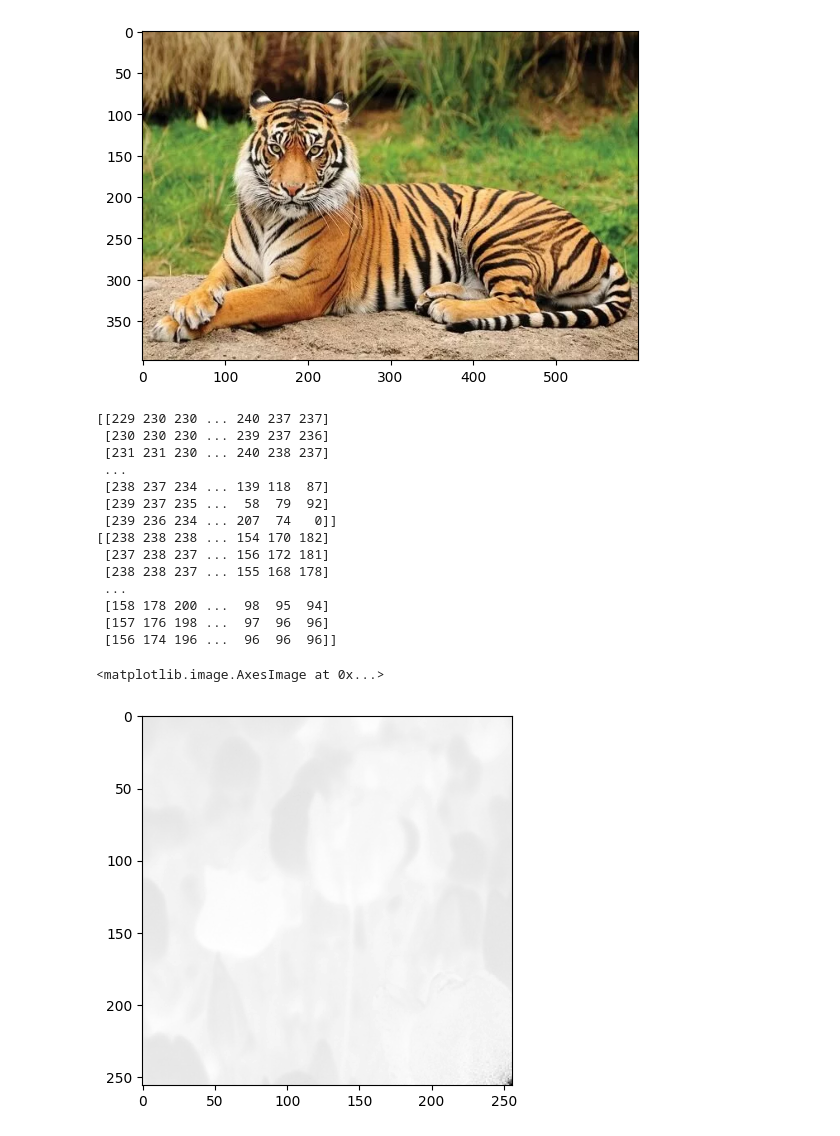
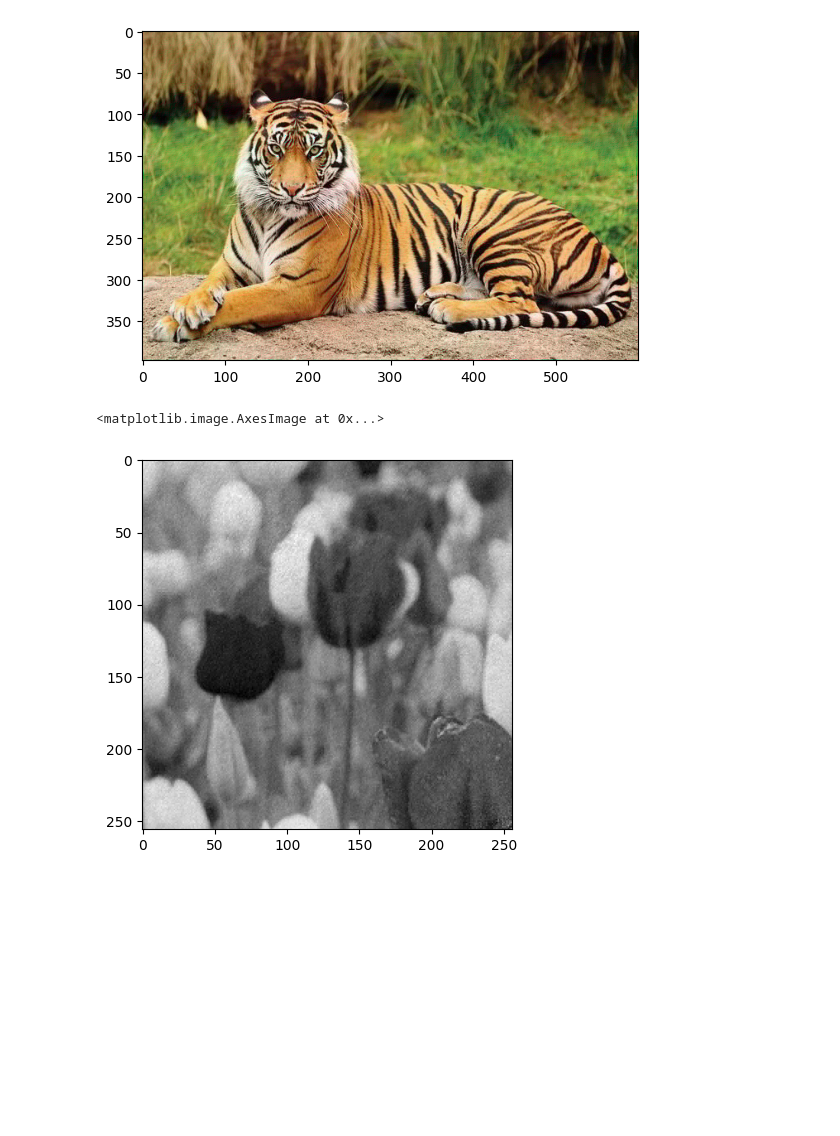
Before and after one commit to shreyaswankhede12/IVP-project, a Jupyter notebook: Code/main.ipynb, the cells around one changed output. Cells and saved outputs as stored; diff of their text form; code cells hidden in the pictures; blank space fills up the shorter version.

```diff
--- a/Code/main.ipynb
+++ b/Code/main.ipynb
@@ -203,8 +203,8 @@ def DFT(I, centered=False):
                 I[i][j] *= (-1)**(i+j)
 
     # declaring matrices of complex exponential
-    W_N = np.zeros([N,N], dtype=np.complex64)
-    W_M = np.zeros([M,M], dtype=np.complex64)
+    W_N = np.zeros([N,N], dtype=np.complex128)
+    W_M = np.zeros([M,M], dtype=np.complex128)
 
     for u in range(N):
         for i in range(N):
@@ -231,8 +231,8 @@ def IDFT(mag, phase, centered=False):
     M, N = I.shape
 
     # declaring matrices of complex exponential
-    W_N = np.zeros([N,N], dtype=np.complex64)
-    W_M = np.zeros([M,M], dtype=np.complex64)
+    W_N = np.zeros([N,N], dtype=np.complex128)
+    W_M = np.zeros([M,M], dtype=np.complex128)
 
     for u in range(N):
         for i in range(N):
@@ -325,8 +325,8 @@ dft_mag_b, phase_b = DFT(img_b, centered=False)
 
 m, n = msg.shape
 
-x = dft_mag_a[-m:, -n:]
-dft_mag_a[-m:, -n:] += msg
+x = (dft_mag_a[-m:, -n:]).copy()
+dft_mag_a[-m:, -n:] = msg*100
 
 idft_a = IDFT(dft_mag_a, phase_a, centered=False)
 idft_b = IDFT(dft_mag_b, phase_b, centered=False)
@@ -334,8 +334,6 @@ idft_b = IDFT(dft_mag_b, phase_b, centered=False)
 img[:,:,1] = np.real(idft_a)
 img[:,:,2] = np.real(idft_b)
 
-imgn = np.imag(idft_a)
-
 img = convertToRGB(img)
 
 plt.imshow(img)
@@ -344,34 +342,16 @@ plt.show()
 [figure]
 [figure]
 # %%
-original = Image.open('Images/tiger.jpg')
-
 img = convertToLAB(img)
-a = img[:,:,1]
+a = img[:,:,1] + 1j*np.imag(idft_a)
 b = img[:,:,2]
 
 dft_mag_a, phase_a = DFT(a, centered=False)
 dft_mag_b, phase_b = DFT(b, centered=False)
 
-msg1 = dft_mag_a[-m:, -n:] - x
+msg1 = dft_mag_a[-m:, -n:]
 
-print(FSCS(msg1))
-print(msg)
-plt.imshow(FSCS(msg1), cmap='gray')
+plt.imshow(msg1, cmap='gray')
 # %% [output]
-[[229 230 230 ... 240 237 237]
- [230 230 230 ... 239 237 236]
- [231 231 230 ... 240 238 237]
- ...
- [238 237 234 ... 139 118  87]
- [239 237 235 ...  58  79  92]
- [239 236 234 ... 207  74   0]]
-[[238 238 238 ... 154 170 182]
- [237 238 237 ... 156 172 181]
- [238 238 237 ... 155 168 178]
- ...
- [158 178 200 ...  98  95  94]
- [157 176 198 ...  97  96  96]
- [156 174 196 ...  96  96  96]]
+<matplotlib.image.AxesImage at 0x...>
-<matplotlib.image.AxesImage at 0x...>
-[figure, old version]
+[figure, new version]
```
Also changed, not shown: parts of 3 cells of this notebook, 12 other files.
